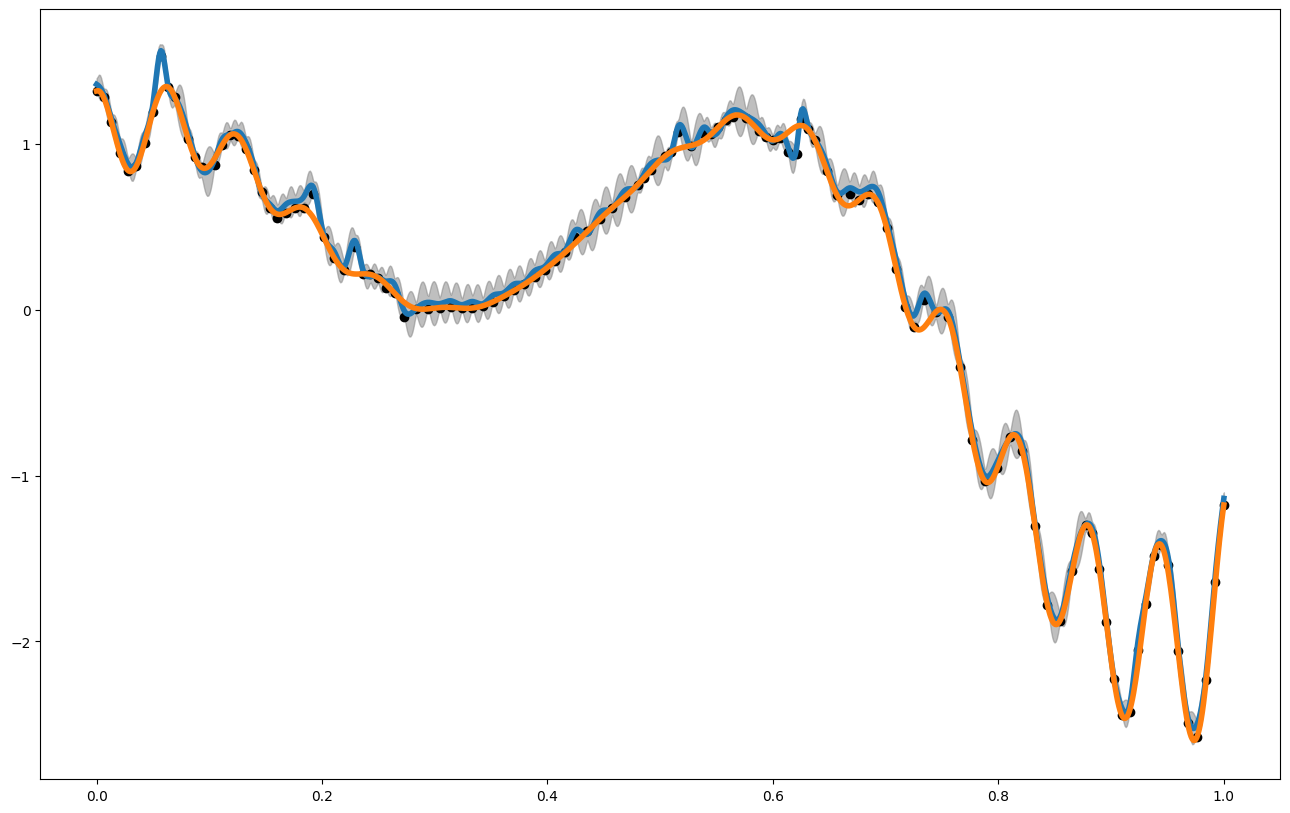
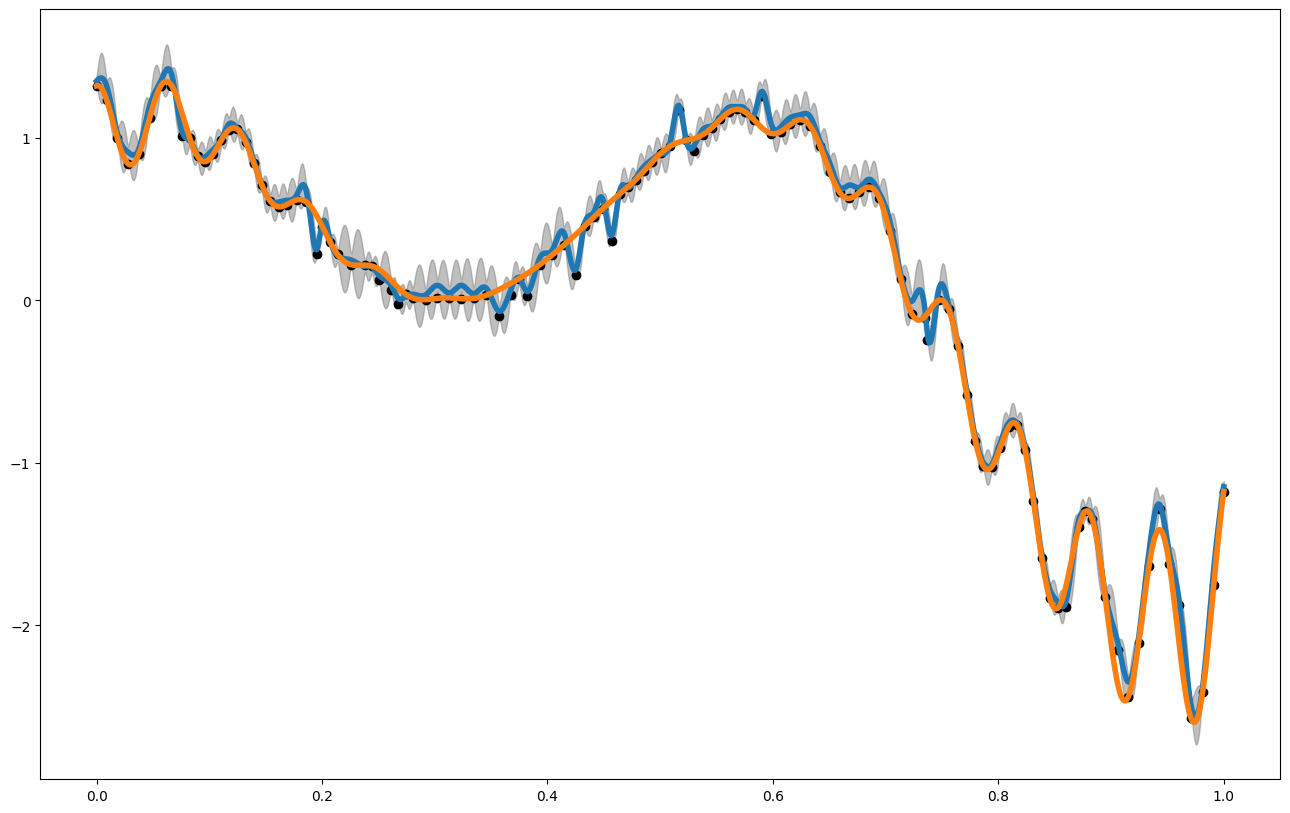
Unified diff of the notebook cell whose output changed from the first chart to the second:
--- before
+++ after
@@ -9,7 +9,22 @@
 plt.fill_between(x_pred, mean1 - 3. * np.sqrt(var1), mean1 + 3. * np.sqrt(var1), alpha = 0.5, color = "grey", label = "var")
 plt.scatter(my_gp.x_data,my_gp.y_data, color = 'black')
-
+plt.show()
 
 ##looking at some validation metrics
-print(my_gp.rmse(x_pred1D,f1(x_pred1D).flatten()))
-print(my_gp.crps(x_pred1D,f1(x_pred1D).flatten()))
+print("RMSE:             ",my_gp.rmse(x_pred1D,f1(x_pred1D).flatten()))
+print("NRMSE:            ",my_gp.nrmse(x_pred1D,f1(x_pred1D).flatten()))
+print("CRPS (mean, std): ",my_gp.crps(x_pred1D,f1(x_pred1D).flatten()))
+print("R2:               ",my_gp.r2(x_pred1D,f1(x_pred1D).flatten()))
+print("NLPD:             ",my_gp.nlpd(x_pred1D,f1(x_pred1D).flatten()))
+print("MSLL:             ",my_gp.msll(x_pred1D,f1(x_pred1D).flatten()))
+print("MAPE:             ",my_gp.mape(x_pred1D,f1(x_pred1D).flatten()))
+print("INTERVAL SCORE:   ",my_gp.interval_score(x_pred1D,f1(x_pred1D).flatten()))
+print("MPIW:             ",my_gp.mpiw(x_pred1D))
+print("PICP:             ",my_gp.picp(x_pred1D,f1(x_pred1D).flatten()))
+print("Coverage Curve:")
+cov_curve = my_gp.coverage_curve(x_pred1D,f1(x_pred1D).flatten())
+plt.scatter(cov_curve["target_coverage"], cov_curve["measured_coverage"])
+plt.show()
+
+print("predicted vs. observed")
+my_gp.plot_observed_vs_predicted(x_pred1D,f1(x_pred1D).flatten())

Commit: Refresh example notebook outputs